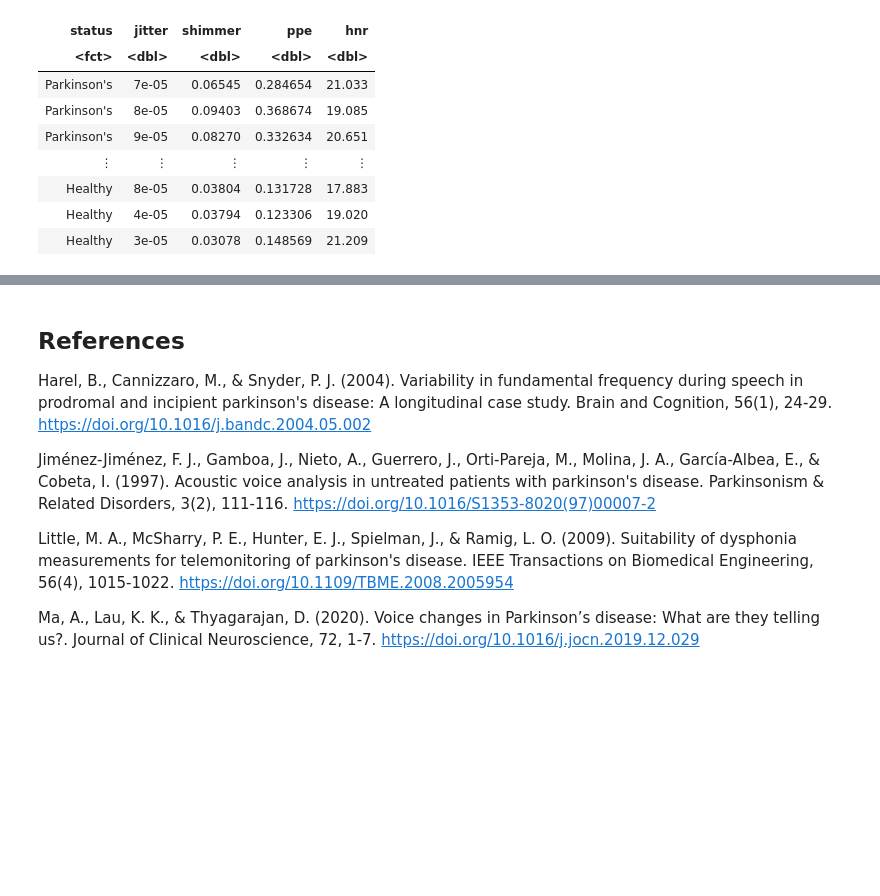
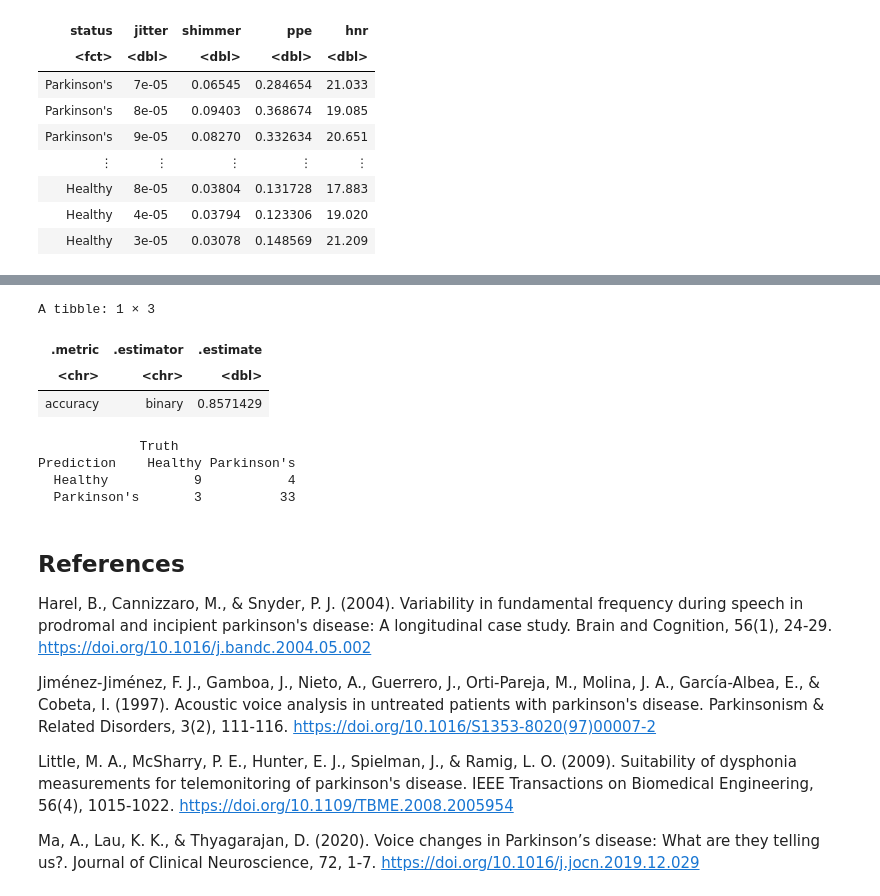
Before and after one commit to naomichoong/ds_project, a Jupyter notebook: Group 6 Project Report.ipynb, the cells around one changed output, grey strips where cells are left out. Saved outputs shown, nothing was run; the diff lists cells and outputs as text; code cells hidden in the pictures; blank space fills up the shorter version.

```diff
--- a/Group 6 Project Report.ipynb
+++ b/Group 6 Project Report.ipynb
@@ -195,3 +254,37 @@ Warning message:
+# %%
+# knn classification final model with optimal k
+#TODO: change neighbors after TA response
+
+parkinsons_spec <- nearest_neighbor(weight_func = "rectangular", neighbors = 5) |>
+    set_engine("kknn") |>
+    set_mode("classification")
+
+parkinsons_fit <- workflow() |>
+    add_recipe(parkinsons_recipe) |>
+    add_model(parkinsons_spec) |>
+    fit(data = parkinsons_train)
+
+# use final model to predict on test data
+parkinsons_predictions <- predict(parkinsons_fit, parkinsons_test) |>
+    bind_cols(parkinsons_test)
+
+parkinsons_metrics <- parkinsons_predictions |>
+    metrics(truth = status, estimate = .pred_class) |>
+    filter(.metric == "accuracy")
+parkinsons_metrics
+
+parkinsons_conf_matrix <- parkinsons_predictions |>
+    conf_mat(truth = status, estimate = .pred_class)
+parkinsons_conf_matrix
+# %% [output]
+A tibble: 1 × 3
+| .metric | .estimator | .estimate |
+| <chr> | <chr> | <dbl> |
+| accuracy | binary | 0.8571429 |
+             Truth
+Prediction    Healthy Parkinson's
+  Healthy           9           4
+  Parkinson's       3          33
 # %% [markdown]
 ## References
 
```
Also changed, not shown: parts of 4 cells of this notebook, 1 other file.
